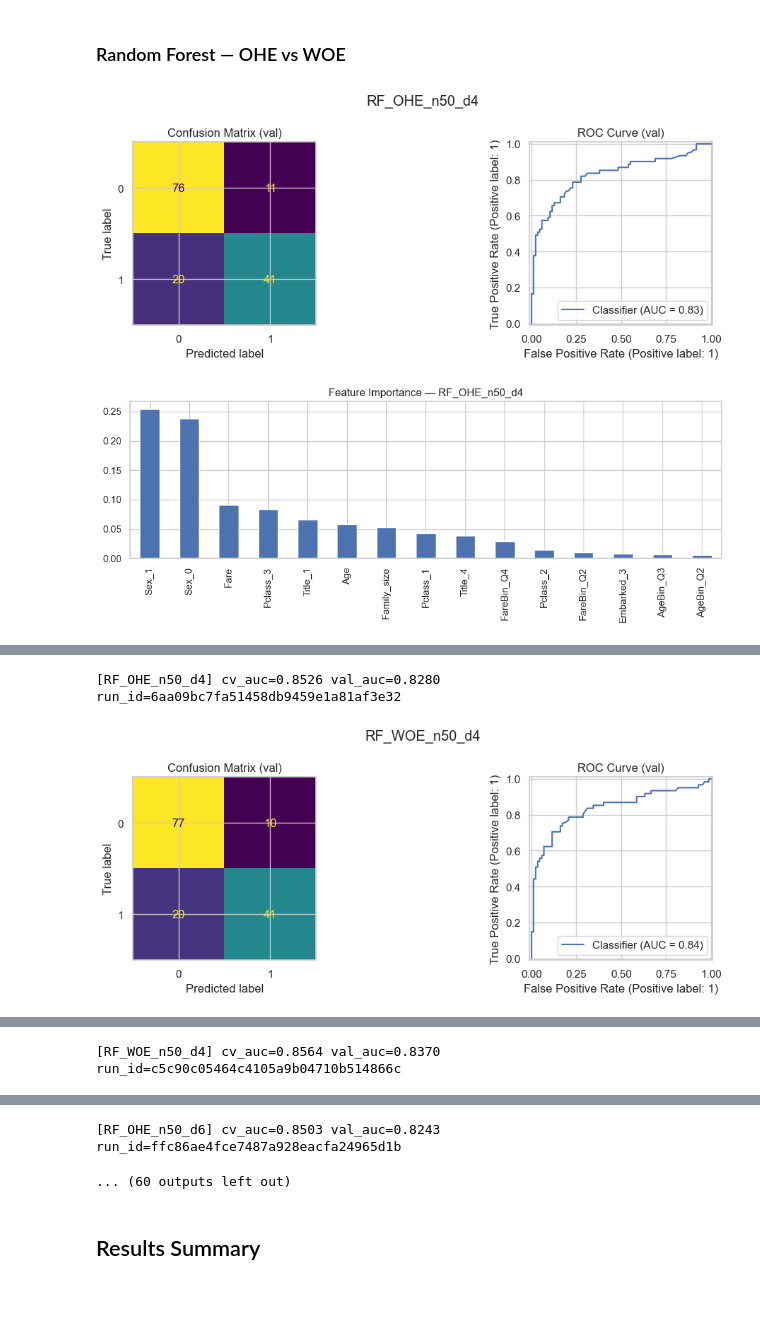
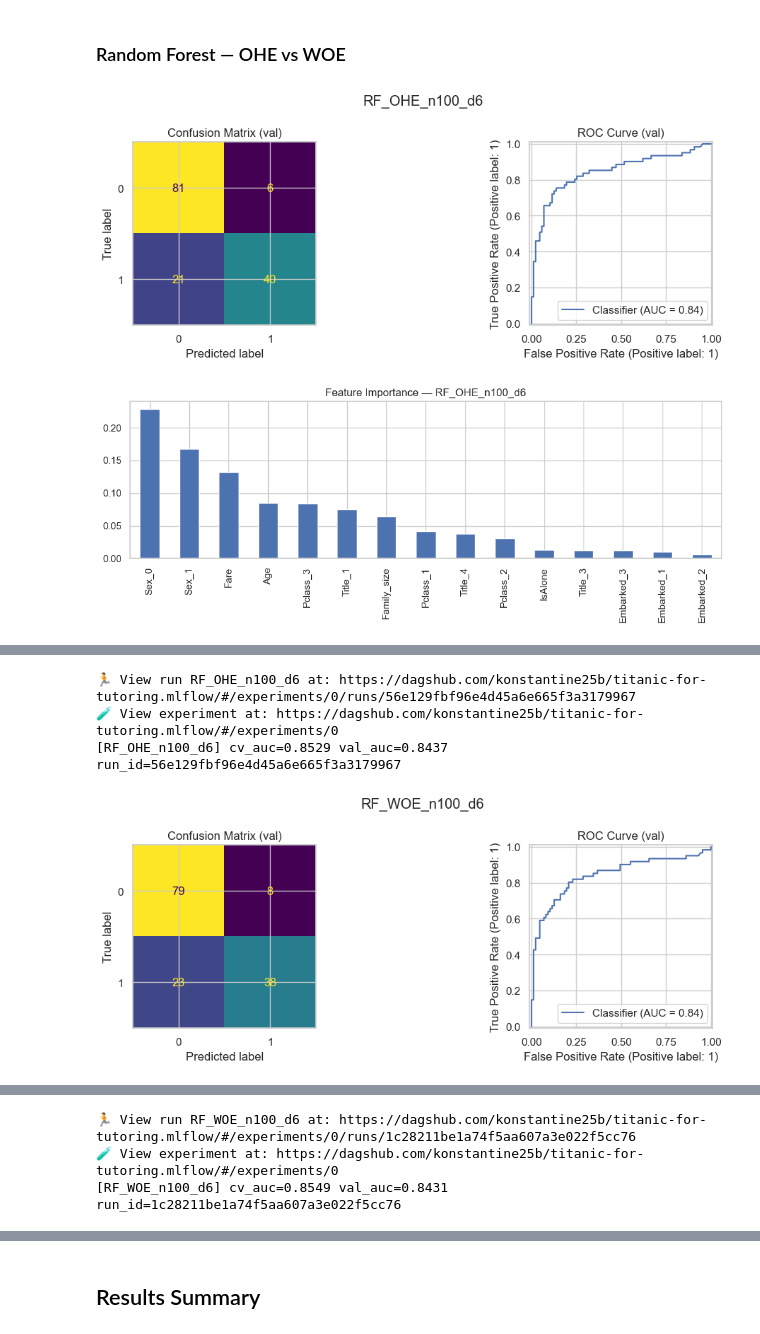
Before and after one commit to konstantine25b/titanic-for-tutoring, a Jupyter notebook: model_experiment.ipynb, the cells around one changed output, grey strips where cells are left out. Drawn from its saved outputs; the diff is of its cells as text; code cells hidden in the pictures; blank space fills up the shorter version.

```diff
--- a/model_experiment.ipynb
+++ b/model_experiment.ipynb
@@ -464,7 +463,7 @@ def log_run(
 # %%
 results = []
 
-for C in [0.01, 0.1, 1.0, 10.0]:
+for C in [ 0.1, 1.0]:
     lr = Pipeline([
         ('scaler', StandardScaler()),
         ('clf',    LogisticRegression(C=C, max_iter=1000, random_state=42))
@@ -500,22 +507,22 @@ for C in [0.01, 0.1, 1.0, 10.0]:
 # %% [markdown]
 ### Random Forest — OHE vs WOE
 # %%
-for n_est in [50, 100, 200]:
-    for max_depth in [4, 6, None]:
+for n_est in [100]:
+    for max_depth in [6]:
         rf = RandomForestClassifier(
             n_estimators=n_est, max_depth=max_depth,
             min_samples_leaf=2, random_state=42
         )
         results.append(log_run(
             f'RF_OHE_n{n_est}_d{max_depth}', rf,
             X_ohe_tr_sel, y_train, X_ohe_val_sel, y_val,
             'OHE', extra_params={'n_estimators': n_est, 'max_depth': str(max_depth)}
         ))
         results.append(log_run(
             f'RF_WOE_n{n_est}_d{max_depth}', rf,
             X_woe_tr_sel, y_train, X_woe_val_sel, y_val,
             'WOE', extra_params={'n_estimators': n_est, 'max_depth': str(max_depth)}
         ))
 # %% [output]
-[figure, old version]
+[figure, new version]
-[figure, old version]
+[figure, new version]
@@ -524,2 +531,4 @@ for n_est in [50, 100, 200]:
-[RF_OHE_n50_d4] cv_auc=0.8526 val_auc=0.8280  run_id=6aa09bc7fa51458db9459e1a81af3e32
+🏃 View run RF_OHE_n100_d6 at: https://dagshub.com/konstantine25b/titanic-for-tutoring.mlflow/#/experiments/0/runs/56e129fbf96e4d45a6e665f3a3179967
+🧪 View experiment at: https://dagshub.com/konstantine25b/titanic-for-tutoring.mlflow/#/experiments/0
+[RF_OHE_n100_d6] cv_auc=0.8529 val_auc=0.8437  run_id=56e129fbf96e4d45a6e665f3a3179967
-[figure, old version]
+[figure, new version]
@@ -529 +538,3 @@ for n_est in [50, 100, 200]:
-[RF_WOE_n50_d4] cv_auc=0.8564 val_auc=0.8370  run_id=c5c90c05464c4105a9b04710b514866c
+🏃 View run RF_WOE_n100_d6 at: https://dagshub.com/konstantine25b/titanic-for-tutoring.mlflow/#/experiments/0/runs/1c28211be1a74f5aa607a3e022f5cc76
+🧪 View experiment at: https://dagshub.com/konstantine25b/titanic-for-tutoring.mlflow/#/experiments/0
+[RF_WOE_n100_d6] cv_auc=0.8549 val_auc=0.8431  run_id=1c28211be1a74f5aa607a3e022f5cc76
@@ -534,5 +541,3 @@ for n_est in [50, 100, 200]:
-[RF_OHE_n50_d6] cv_auc=0.8503 val_auc=0.8243  run_id=ffc86ae4fce7487a928eacfa24965d1b
-... (60 outputs left out)
 # %% [markdown]
 ## Results Summary
 # %%
```
Also changed, not shown: parts of 11 cells of this notebook.
